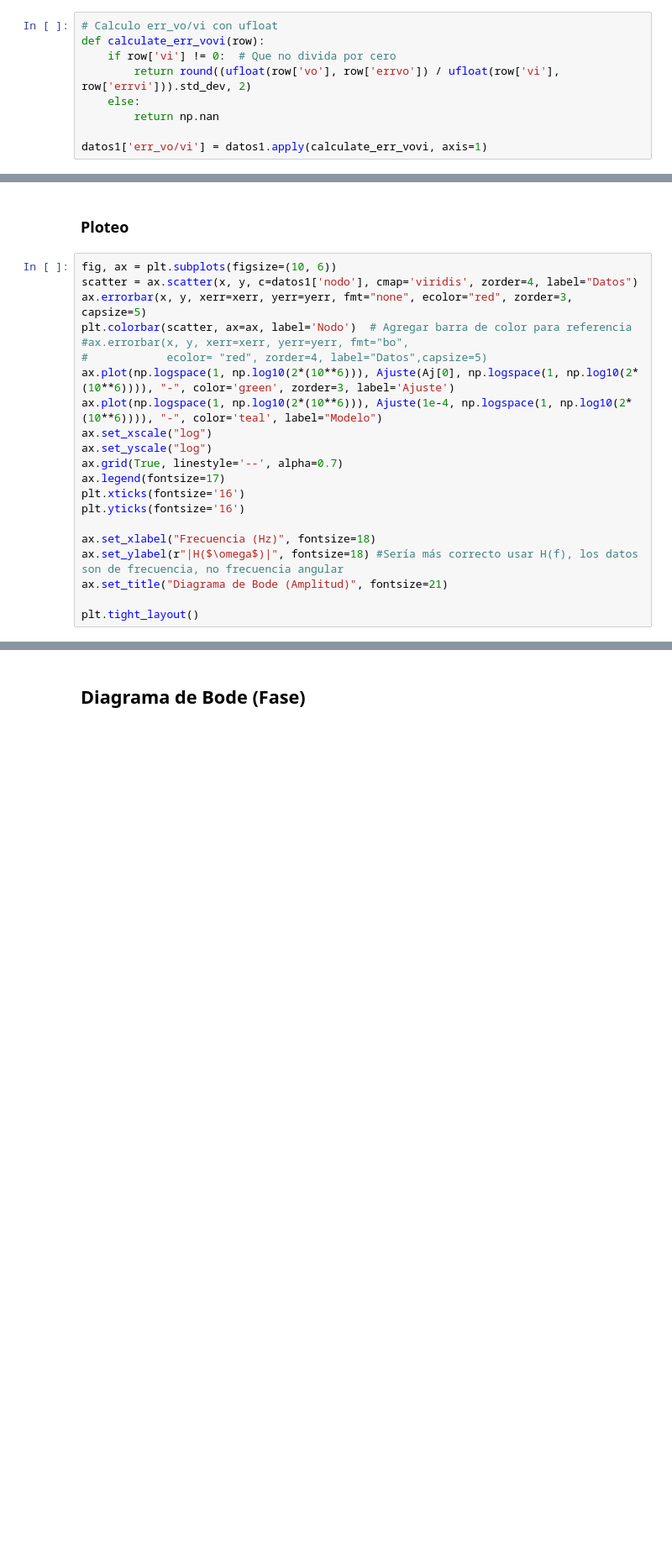
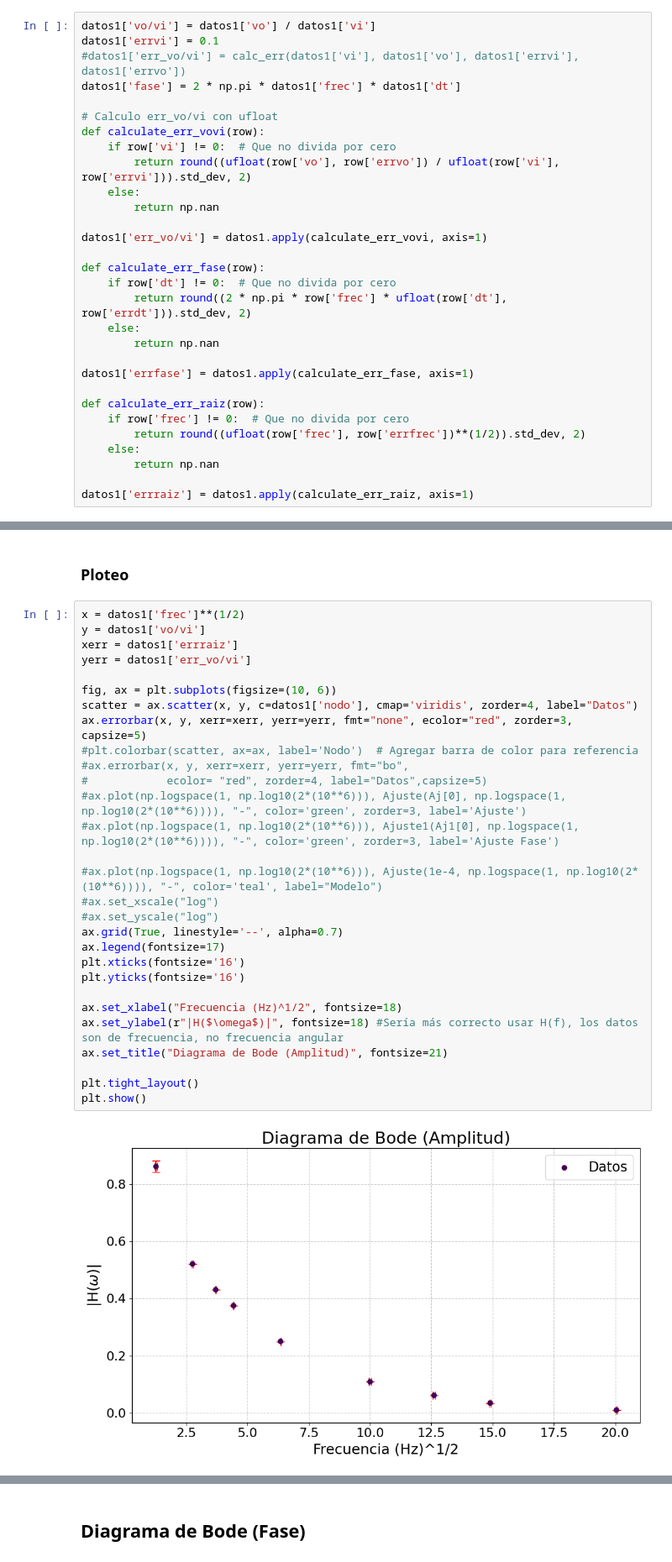
Before and after one commit to Lekkito/data-analysis-physics, a Jupyter notebook: electromagnetism/2 - transfer function.ipynb, the cells around one changed output, grey strips where cells are left out. Shown at 84% size. Drawn from its saved outputs; the diff is of its cells as text; blank space fills up the shorter version.

```diff
--- a/electromagnetism/2 - transfer function.ipynb
+++ b/electromagnetism/2 - transfer function.ipynb
@@ -49,4 +60,9 @@ datos1['fase'] = 2 * np.pi * datos1['frec'] * datos1['dt']
 # %%
+datos1['vo/vi'] = datos1['vo'] / datos1['vi']
+datos1['errvi'] = 0.1
+#datos1['err_vo/vi'] = calc_err(datos1['vi'], datos1['vo'], datos1['errvi'], datos1['errvo'])
+datos1['fase'] = 2 * np.pi * datos1['frec'] * datos1['dt']
+
 # Calculo err_vo/vi con ufloat
 def calculate_err_vovi(row):
 	if row['vi'] != 0:  # Que no divida por cero
@@ -55,6 +71,22 @@ def calculate_err_vovi(row):
 		return np.nan
 
 datos1['err_vo/vi'] = datos1.apply(calculate_err_vovi, axis=1)
+
+def calculate_err_fase(row):
+	if row['dt'] != 0:  # Que no divida por cero
+		return round((2 * np.pi * row['frec'] * ufloat(row['dt'], row['errdt'])).std_dev, 2)
+	else:
+		return np.nan
+
+datos1['errfase'] = datos1.apply(calculate_err_fase, axis=1)
+
+def calculate_err_raiz(row):
+	if row['frec'] != 0:  # Que no divida por cero
+		return round((ufloat(row['frec'], row['errfrec'])**(1/2)).std_dev, 2)
+	else:
+		return np.nan
+
+datos1['errraiz'] = datos1.apply(calculate_err_raiz, axis=1)
 # %%
 datos1
 # %% [markdown]
@@ -84,23 +125,33 @@ print(f"Tau = {tau:.5e} s")
 # %% [markdown]
 ### Ploteo
 # %%
+x = datos1['frec']**(1/2)
+y = datos1['vo/vi']
+xerr = datos1['errraiz']
+yerr = datos1['err_vo/vi']
+
 fig, ax = plt.subplots(figsize=(10, 6))
 scatter = ax.scatter(x, y, c=datos1['nodo'], cmap='viridis', zorder=4, label="Datos")
 ax.errorbar(x, y, xerr=xerr, yerr=yerr, fmt="none", ecolor="red", zorder=3, capsize=5)
-plt.colorbar(scatter, ax=ax, label='Nodo')  # Agregar barra de color para referencia
+#plt.colorbar(scatter, ax=ax, label='Nodo')  # Agregar barra de color para referencia
 #ax.errorbar(x, y, xerr=xerr, yerr=yerr, fmt="bo",
 #            ecolor= "red", zorder=4, label="Datos",capsize=5)
-ax.plot(np.logspace(1, np.log10(2*(10**6))), Ajuste(Aj[0], np.logspace(1, np.log10(2*(10**6)))), "-", color='green', zorder=3, label='Ajuste')
-ax.plot(np.logspace(1, np.log10(2*(10**6))), Ajuste(1e-4, np.logspace(1, np.log10(2*(10**6)))), "-", color='teal', label="Modelo")
-ax.set_xscale("log")
-ax.set_yscale("log")
+#ax.plot(np.logspace(1, np.log10(2*(10**6))), Ajuste(Aj[0], np.logspace(1, np.log10(2*(10**6)))), "-", color='green', zorder=3, label='Ajuste')
+#ax.plot(np.logspace(1, np.log10(2*(10**6))), Ajuste1(Aj1[0], np.logspace(1, np.log10(2*(10**6)))), "-", color='green', zorder=3, label='Ajuste Fase')
+
+#ax.plot(np.logspace(1, np.log10(2*(10**6))), Ajuste(1e-4, np.logspace(1, np.log10(2*(10**6)))), "-", color='teal', label="Modelo")
+#ax.set_xscale("log")
+#ax.set_yscale("log")
 ax.grid(True, linestyle='--', alpha=0.7)
 ax.legend(fontsize=17)
 plt.xticks(fontsize='16')
 plt.yticks(fontsize='16')
 
-ax.set_xlabel("Frecuencia (Hz)", fontsize=18)
+ax.set_xlabel("Frecuencia (Hz)^1/2", fontsize=18)
 ax.set_ylabel(r"|H($\omega$)|", fontsize=18) #Sería más correcto usar H(f), los datos son de frecuencia, no frecuencia angular
 ax.set_title("Diagrama de Bode (Amplitud)", fontsize=21)
 
 plt.tight_layout()
+plt.show()
+# %% [output]
+[figure, added]
```
Also changed, not shown: parts of 18 cells of this notebook, 2 other files.
